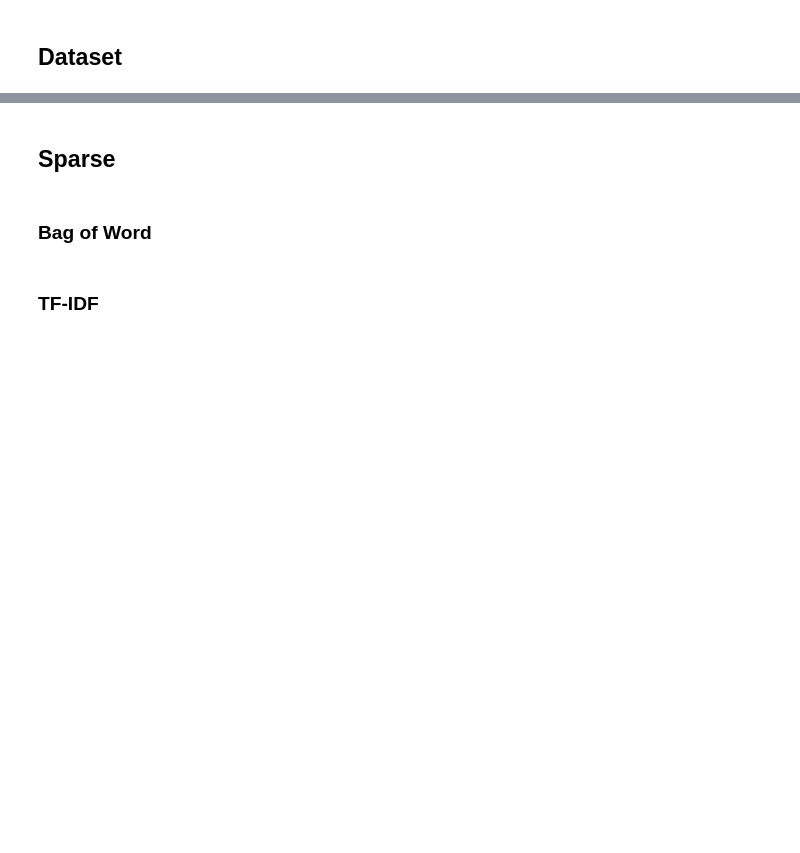
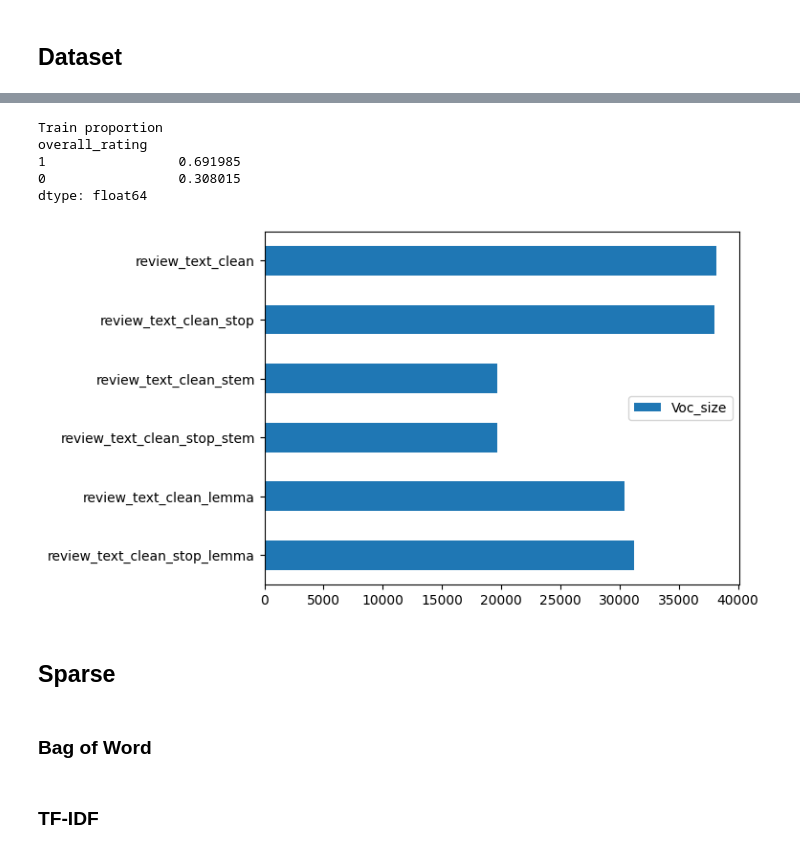
Before and after one commit to rdemarqui/sentiment_analysis, a Jupyter notebook: 02 Vectorization.ipynb, the cells around one changed output, grey strips where cells are left out. Drawn from its saved outputs; the diff is of its cells as text; code cells hidden in the pictures; blank space fills up the shorter version.

```diff
--- a/02 Vectorization.ipynb
+++ b/02 Vectorization.ipynb
@@ -47,0 +26,15 @@ corpus.shape
+# %%
+try:
+  df = pd.read_csv(os.path.join(path, 'data\preprocessed_corpus.zip'),
+                   sep=',', compression='zip')
+except:
+  !wget https://github.com/rdemarqui/sentiment_analysis/raw/main/data/preprocessed_corpus.zip -q
+  df = pd.read_csv(os.path.join(path, 'preprocessed_corpus.zip'),
+                   sep=',', compression='zip')
+# %%
+columns = ['review_text_clean', 'review_text_clean_stop', 'review_text_clean_stem',
+           'review_text_clean_stop_stem', 'review_text_clean_lemma', 'review_text_clean_stop_lemma',
+           'overall_rating']
+corpus = df[columns].copy()
+corpus['overall_rating'] = corpus['overall_rating'].apply(lambda x: 1 if x >= 4 else 0)
+print(corpus.shape)
@@ -47,0 +43,5 @@ corpus.shape
+# %%
+X_train, X_test, y_train, y_test = train_test_split(corpus.iloc[:, :-1], corpus.iloc[:, -1:],
+                                                    test_size=0.2, random_state=42)
+X_train = X_train.astype(str)
+X_test = X_test.astype(str)
@@ -48,9 +57,27 @@ corpus.shape
+# %%
+# Checking y proportion
+print(f'Train proportion\n{y_train.value_counts()/y_train.shape[0]}')
+# %% [output]
+Train proportion
+overall_rating
+1                 0.691985
+0                 0.308015
+dtype: float64
 # %%
-## Vocabulary size
-full_text = ' '.join(corpus['motivo_CLEAN'].tolist())
-words = full_text.split()
-vocabulary = set(words)
-len(vocabulary)
+# Check Vocabulary size
+voc_size = {}
+for column in X_train.columns:
+  full_text = ' '.join(X_train[column].tolist())
+  words = full_text.split()
+  vocabulary = set(words)
+  voc_size[column] = len(vocabulary)
+# %%
+df_vocabulary_size = pd.DataFrame(list(voc_size.items()), columns=['Corpus', 'Voc_size'])
+ax = df_vocabulary_size.plot.barh()
+ax.set_yticklabels(df_vocabulary_size.Corpus)
+ax.invert_yaxis();
+# %% [output]
+[figure, added]
 # %% [markdown]
 ## Sparse
 # %% [markdown]
```
Also changed, not shown: parts of 17 cells of this notebook.
